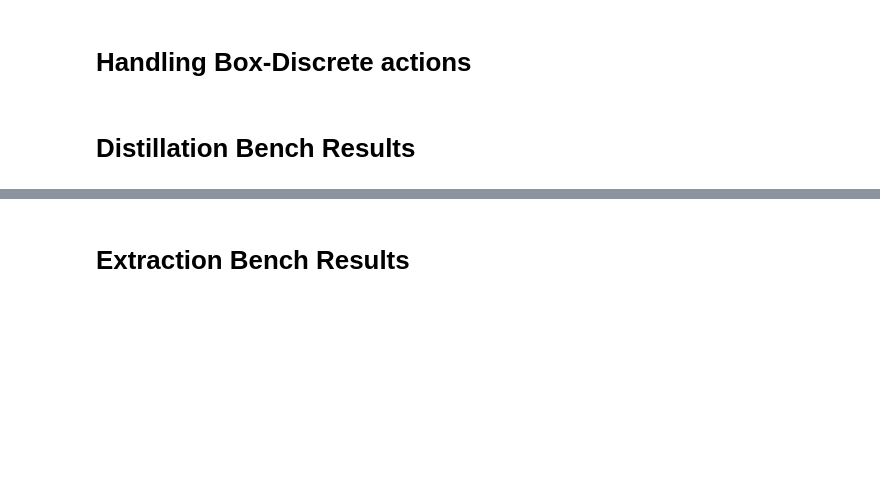
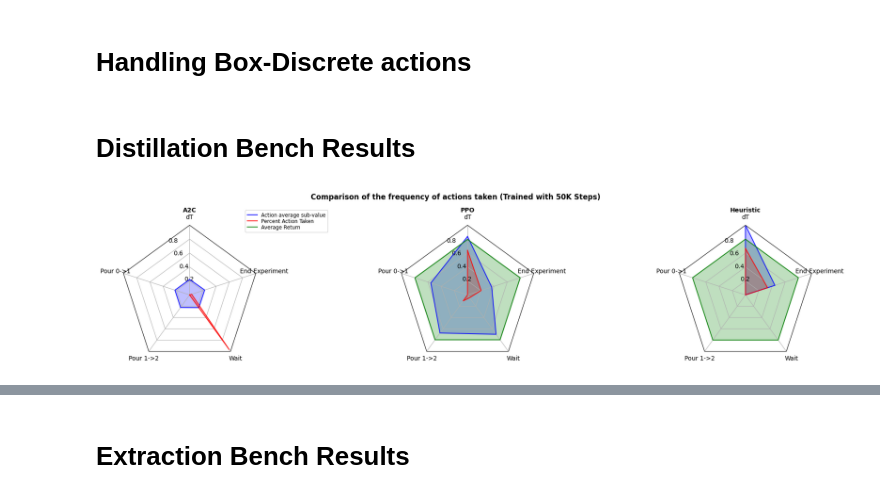
Before and after one commit to chemgymrl/chemgymrl, a Jupyter notebook: RL_rollout/Agent_Visualization.ipynb, the cells around one changed output, grey strips where cells are left out. Cells and saved outputs as stored; diff of their text form; code cells hidden in the pictures; blank space fills up the shorter version.

```diff
--- a/RL_rollout/Agent_Visualization.ipynb
+++ b/RL_rollout/Agent_Visualization.ipynb
@@ -418,15 +457,25 @@ info = ([['dT', 'Pour 0->1', 'Pour 1->2', 'Wait', 'End Experiment' ]]+
 # %%
 theta = radar_factory(len(info[0]), frame='polygon')
 fig, axs = plt.subplots(figsize=(22, 4), nrows=1, ncols=len(models)+1,subplot_kw=dict(projection='radar'))
 fig.subplots_adjust(wspace=0.5, hspace=0.25, top=0.85, bottom=0.05)
 c=['b', 'r', 'g', 'm', 'y',"orange","r"]#[i:i+1]
 make_radar(theta,axs,info,colors=c)
 labels = ( 'Action average sub-value','Percent Action Taken',"Average Return")
 legend = axs[0].legend(labels, loc=(0.9, .95),labelspacing=0.1, fontsize='small')
 fig.text(0.5, 1.0, "Comparison of the frequency of actions taken (Trained with 50K Steps)",
              horizontalalignment='center', color='black', weight='bold',
              size='large')
+
+
+
+#scale them all the same
+for ax in axs:
+    ax.set_rmin(0)
+    ax.set_rmax(1)
+
 plt.show()
+# %% [output]
+[figure, added]
 # %%
 all_act = ([
 discrete_actions_by_time(dp,N=4) for dp in dppo[1:]]
```
Also changed, not shown: parts of 21 cells of this notebook, 1 other file.
